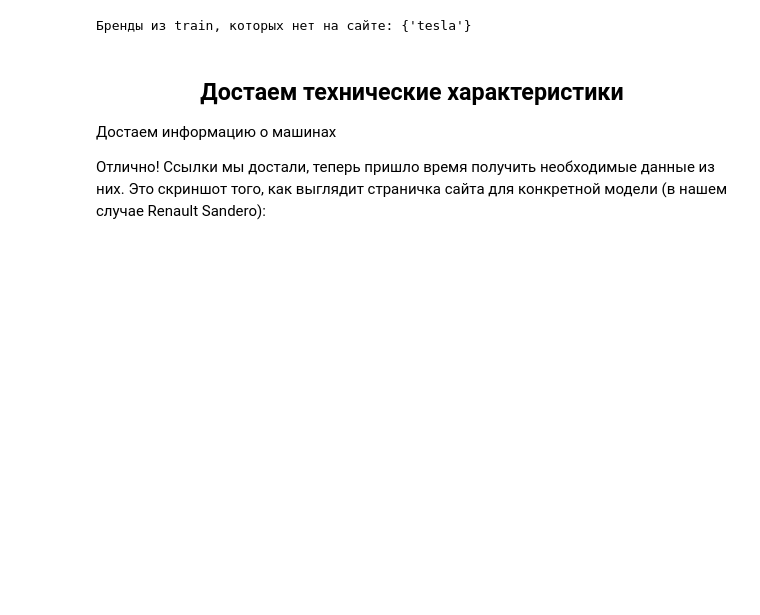
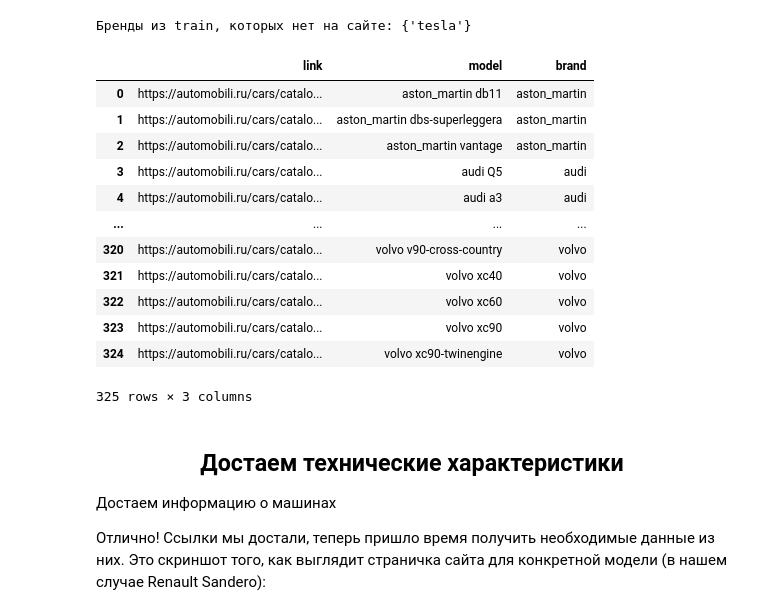
Before and after one commit to nikatonika/vehicle-breakdown-prediction, a Jupyter notebook: Competitive_DS_Zaslavskaia_V_All_Tasks_v2.ipynb, the cells around one changed output. Saved outputs shown, nothing was run; the diff lists cells and outputs as text; code cells hidden in the pictures; blank space fills up the shorter version.

```diff
--- a/Competitive_DS_Zaslavskaia_V_All_Tasks_v2.ipynb
+++ b/Competitive_DS_Zaslavskaia_V_All_Tasks_v2.ipynb
@@ -2758,6 +2788,22 @@ missing_brands = set(df['brand'].unique()) - set(models_df['brand'].unique())
 print("Бренды из train, которых нет на сайте:", missing_brands)
 # %% [output]
 Бренды из train, которых нет на сайте: {'tesla'}
+# %%
+models_df
+# %% [output]
+|  | link | model | brand |
+| 0 | https://automobili.ru/cars/catalo... | aston_martin db11 | aston_martin |
+| 1 | https://automobili.ru/cars/catalo... | aston_martin dbs-superleggera | aston_martin |
+| 2 | https://automobili.ru/cars/catalo... | aston_martin vantage | aston_martin |
+| 3 | https://automobili.ru/cars/catalo... | audi Q5 | audi |
+| 4 | https://automobili.ru/cars/catalo... | audi a3 | audi |
+| ... | ... | ... | ... |
+| 320 | https://automobili.ru/cars/catalo... | volvo v90-cross-country | volvo |
+| 321 | https://automobili.ru/cars/catalo... | volvo xc40 | volvo |
+| 322 | https://automobili.ru/cars/catalo... | volvo xc60 | volvo |
+| 323 | https://automobili.ru/cars/catalo... | volvo xc90 | volvo |
+| 324 | https://automobili.ru/cars/catalo... | volvo xc90-twinengine | volvo |
+325 rows × 3 columns
 # %% [markdown]
 ## <center> Достаем технические характеристики
 
```
Also changed, not shown: parts of 65 cells of this notebook, 18 other files.
